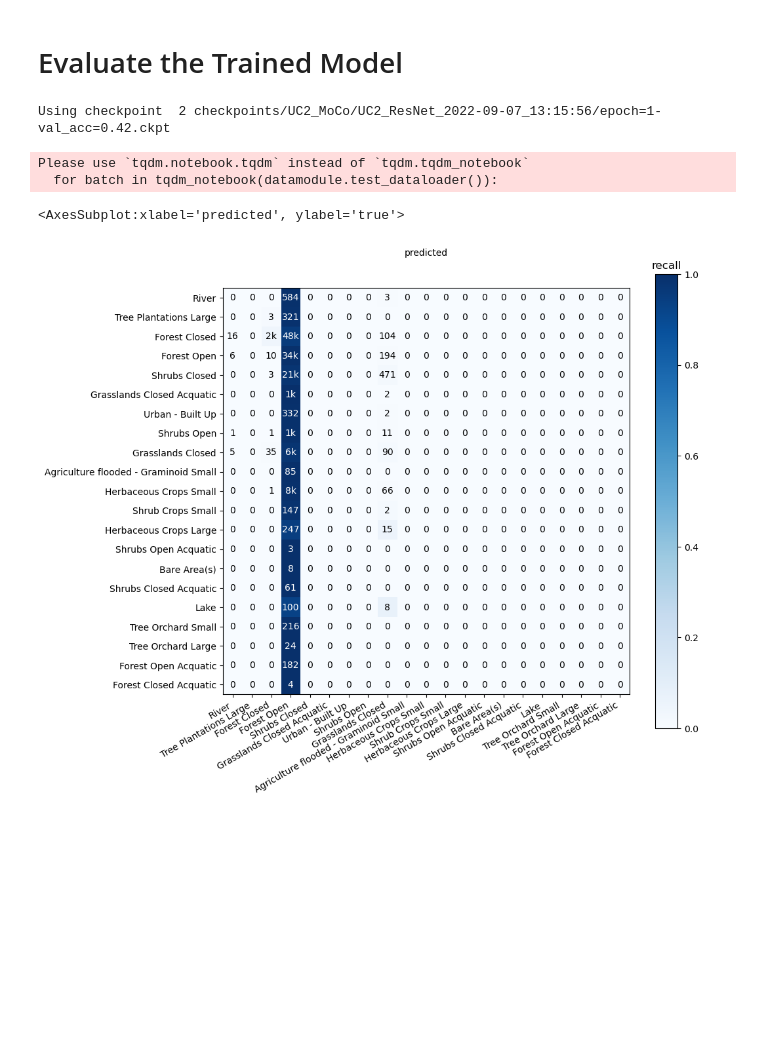
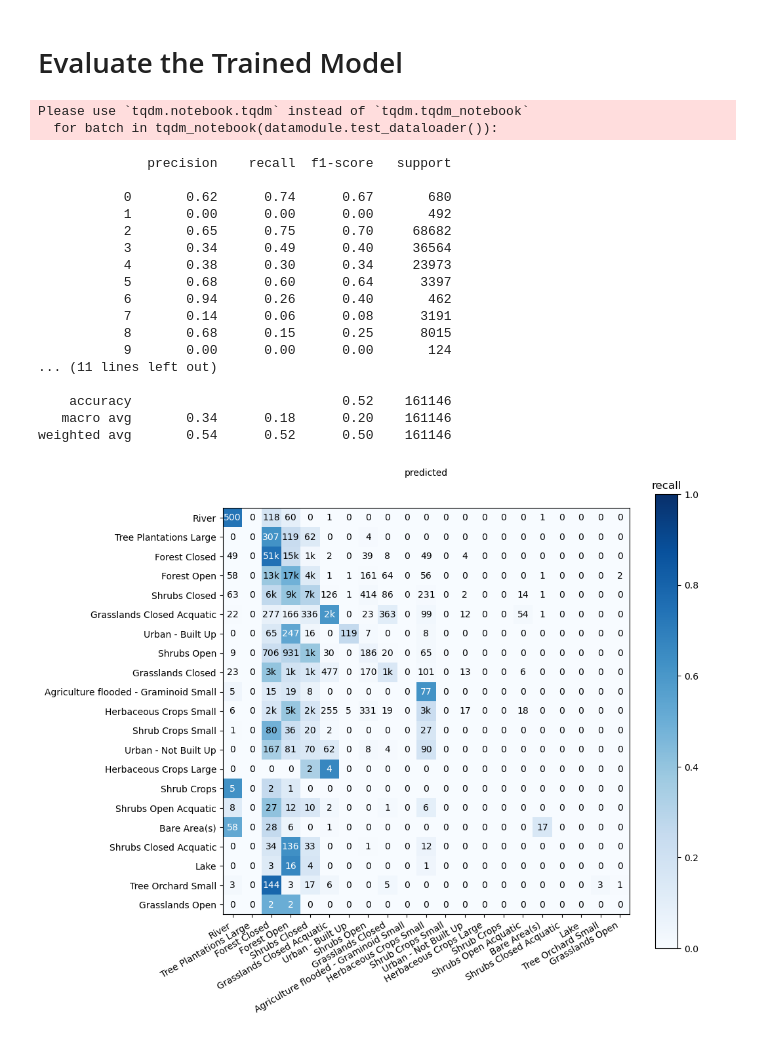
Before and after one commit to ridvansalihkuzu/representlib, a Jupyter notebook: notebooks/UC2_MoCo.ipynb, the cells around one changed output. Saved outputs shown, nothing was run; the diff lists cells and outputs as text; code cells hidden in the pictures; blank space fills up the shorter version.

```diff
--- a/notebooks/UC2_MoCo.ipynb
+++ b/notebooks/UC2_MoCo.ipynb
@@ -39,7 +40,7 @@ config = dict(
     max_epochs = 50,
     learning_rate = 0.0006, #0.00019498445997580445 All Moco
     use_mlp = True,
-    num_classes = 26,
+    num_classes = 21,
     input_ch = 13,
     checkpoint = "represent/MoCo_Pretrain_2022-09-07_17:18:50/epoch=131-val_loss=6.45.ckpt"
 #     checkpoint = "represent/represent/weights/dualmoco_resnet50.pth"
@@ -158,14 +161,14 @@ Restoring states from the checkpoint path at /home/lloyd/Documents/Experiments/R
 # %%
 from glob import glob
 
-checkpoints = glob(f"checkpoints/UC2_MoCo/{run_name}/*.ckpt")
+# checkpoints = glob(f"checkpoints/UC2_MoCo/{run_name}/*.ckpt")
+checkpoint = "../represent/weights/uc2_moco_resnet18.pth"
 
-print("Using checkpoint ", len(checkpoints),checkpoints[1])
+# print("Using checkpoint ", len(checkpoints),checkpoints[1])
 
-model.load_from_checkpoint(checkpoints[1])
+model.load_from_checkpoint(checkpoint)
 model = model.to('cuda')
+model = model.eval()
-# %% [output]
-Using checkpoint  2 checkpoints/UC2_MoCo/UC2_ResNet_2022-09-07_13:15:56/epoch=1-val_acc=0.42.ckpt
 # %%
 from tqdm.notebook import tqdm
 
@@ -189,12 +195,28 @@ Please use `tqdm.notebook.tqdm` instead of `tqdm.tqdm_notebook`
 # %%
 from represent.tools.plots import plot_confusion_matrix, print_classification_report
 from represent.datamodules.uc2_landcover_datamodule import CLASSNAMES
 
 
-preds = np.concatenate(preds)
-targets = np.concatenate(targets)
+CNAMES = {k-1: v for k,v in CLASSNAMES.items()}
+plot_confusion_matrix(targets, preds, CNAMES)
 
-plot_confusion_matrix(targets, preds, CLASSNAMES)
+_=print_classification_report(targets, preds)
 # %% [output]
-<AxesSubplot:xlabel='predicted', ylabel='true'>
+              precision    recall  f1-score   support
+
+           0       0.62      0.74      0.67       680
+           1       0.00      0.00      0.00       492
+           2       0.65      0.75      0.70     68682
+           3       0.34      0.49      0.40     36564
+           4       0.38      0.30      0.34     23973
+           5       0.68      0.60      0.64      3397
+           6       0.94      0.26      0.40       462
+           7       0.14      0.06      0.08      3191
+           8       0.68      0.15      0.25      8015
+           9       0.00      0.00      0.00       124
+... (11 lines left out)
+
+    accuracy                           0.52    161146
+   macro avg       0.34      0.18      0.20    161146
+weighted avg       0.54      0.52      0.50    161146
-[figure, old version]
+[figure, new version]
```
Also changed, not shown: parts of 7 cells of this notebook, 2 other files.
